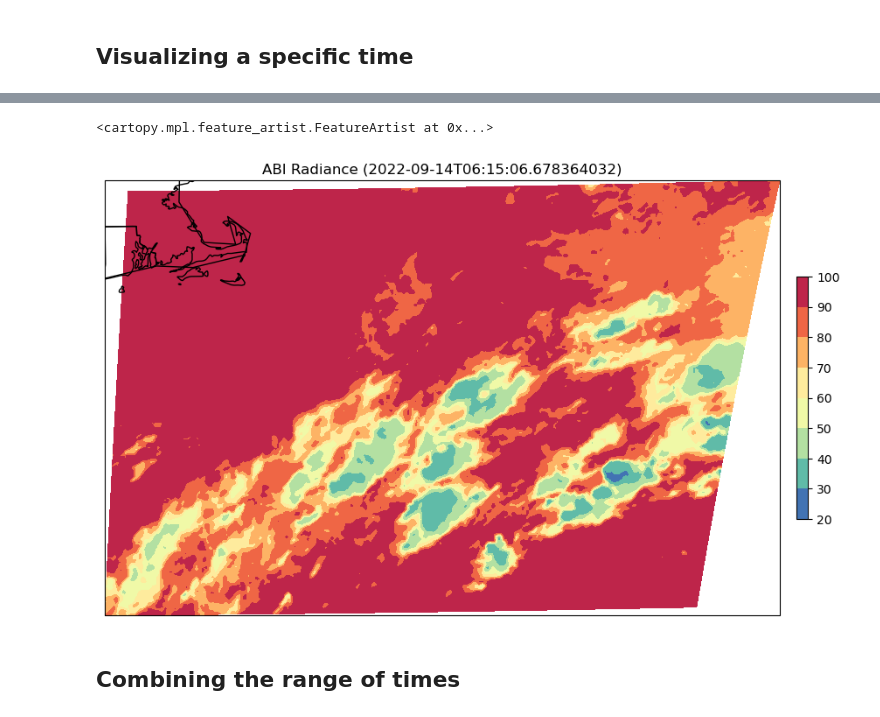
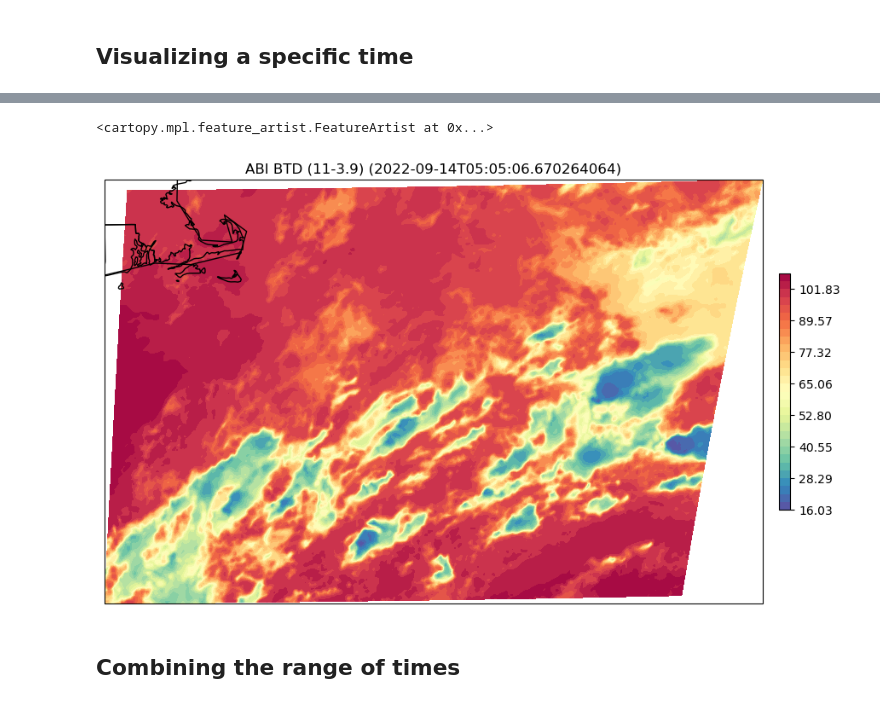
Before and after one commit to jesseturner/FalseLowClouds, a Jupyter notebook: Static_Features/Static_Features_ABI.ipynb, the cells around one changed output, grey strips where cells are left out. Drawn from its saved outputs; the diff is of its cells as text; code cells hidden in the pictures.

```diff
--- a/Static_Features/Static_Features_ABI.ipynb
+++ b/Static_Features/Static_Features_ABI.ipynb
@@ -18,7 +18,8 @@ root = "/home/jturner/false_low_clouds_2023/Static_Features/"+date
 # %% [markdown]
 ## Visualizing a specific time
 # %%
-data_1 = xr.open_dataset(root+'/OR_ABI-L1b-RadF-M6C16_G16_s20222570610207_e20222570619526_c20222570619591.nc')
+data_07 = xr.open_dataset(root+'/OR_ABI-L1b-RadF-M6C07_G16_s20222570500207_e20222570509526_c20222570509568.nc')
+data_14 = xr.open_dataset(root+'/OR_ABI-L1b-RadF-M6C14_G16_s20222570500207_e20222570509515_c20222570509597.nc')
 # %%
 #--- Filter to the region
 
@@ -81,7 +82,8 @@ def get_xy_from_latlon(ds, lats, lons):
 
     return ((min(x), max(x)), (min(y), max(y)))
 # %%
-ds = calc_latlon(data_1)
+ds_07 = calc_latlon(data_07)
+ds_14 = calc_latlon(data_14)
 # %%
 lats = (min_lat, max_lat)
 lons = (min_lon, max_lon)
@@ -90,2 +92,6 @@ lons = (min_lon, max_lon)
 # %%
-subset = ds.sel(x=slice(x1, x2), y=slice(y2, y1))
+subset_07 = ds_07.sel(x=slice(x1, x2), y=slice(y2, y1))
+subset_14 = ds_14.sel(x=slice(x1, x2), y=slice(y2, y1))
+# %%
+BTD = subset_14.Rad - subset_07.Rad
+BTD
@@ -92,19 +116,19 @@ subset = ds.sel(x=slice(x1, x2), y=slice(y2, y1))
 # %%
 projection=ccrs.PlateCarree()
 fig,ax=plt.subplots(1, figsize=(12,12),subplot_kw={'projection': projection})
 cmap = plt.cm.Spectral_r
-#levels = np.linspace(-0.5, 0.5, 31)
+levels = np.linspace(np.amin(BTD), np.amax(BTD), 31)
 
-c=ax.contourf(subset.Rad.lon, subset.Rad.lat, subset.Rad, cmap=cmap)
+c=ax.contourf(BTD.lon, BTD.lat, BTD, cmap=cmap, levels=levels)
 clb=plt.colorbar(c, shrink=0.3, pad=0.02, ax=ax)
-ax.set_title('ABI Radiance ('+str(subset.t.values)+')')
+ax.set_title('ABI BTD (11-3.9) ('+str(subset_07.t.values)+')')
 clb.set_label('')
 
 ax.coastlines(resolution='110m')
 ax.add_feature(cfeature.BORDERS)
 ax.add_feature(cfeature.STATES)
 # %% [output]
 <cartopy.mpl.feature_artist.FeatureArtist at 0x...>
-[figure, old version]
+[figure, new version]
 # %% [markdown]
 ## Combining the range of times
```
Also changed, not shown: parts of 7 cells of this notebook.
